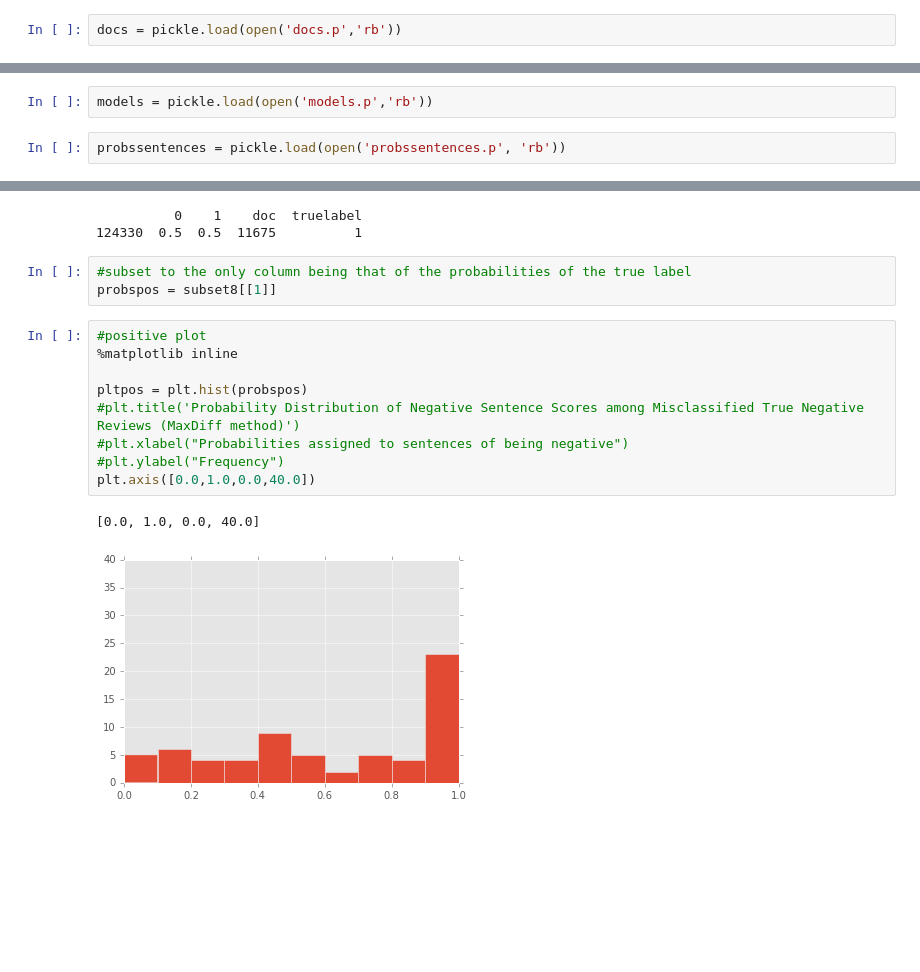
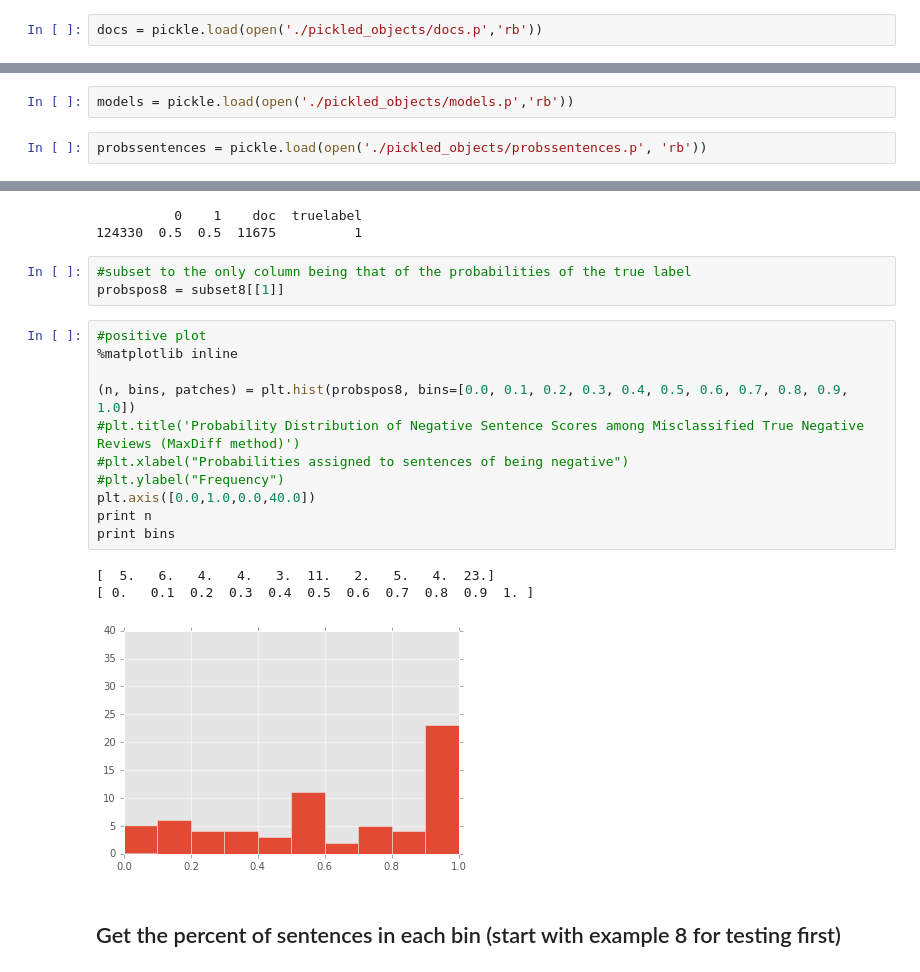
Before and after one commit to sarahwie/pubmed_nlp_research, a Jupyter notebook: Review_Histograms_Feature_Vecs.ipynb, the cells around one changed output, grey strips where cells are left out. Cells and saved outputs as stored; diff of their text form; blank space fills up the shorter version.

```diff
--- a/Review_Histograms_Feature_Vecs.ipynb
+++ b/Review_Histograms_Feature_Vecs.ipynb
@@ -24,15 +25,15 @@ print test1.iloc[[0]]
              id  sentiment                                             review
 21130  "5706_2"          0  "This movie is like the thousand \"cat and mou...
 # %%
-docs = pickle.load(open('docs.p','rb'))
+docs = pickle.load(open('./pickled_objects/docs.p','rb'))
 # %%
 print docs[0]
 # %% [output]
 [[u'this', u'movie', u'is', u'like', u'the', u'thousand', u'cat', u'and', u'mouse', u'movies', u'that', u'preceded', u'it'], [u'the', u'following', u'may', u'look', u'like', u'a', u'spoiler', u'but',  ...
 # %%
-models = pickle.load(open('models.p','rb'))
+models = pickle.load(open('./pickled_objects/models.p','rb'))
 # %%
-probssentences = pickle.load(open('probssentences.p', 'rb'))
+probssentences = pickle.load(open('./pickled_objects/probssentences.p', 'rb'))
 # %%
 probssentences[0:20]
 # %% [output]
@@ -318,16 +309,21 @@ print subset8[0:1]
 124330  0.5  0.5  11675          1
 # %%
 #subset to the only column being that of the probabilities of the true label
-probspos = subset8[[1]]
+probspos8 = subset8[[1]]
 # %%
 #positive plot
 %matplotlib inline
 
-pltpos = plt.hist(probspos)
+(n, bins, patches) = plt.hist(probspos8, bins=[0.0, 0.1, 0.2, 0.3, 0.4, 0.5, 0.6, 0.7, 0.8, 0.9, 1.0])
 #plt.title('Probability Distribution of Negative Sentence Scores among Misclassified True Negative Reviews (MaxDiff method)')
 #plt.xlabel("Probabilities assigned to sentences of being negative")
 #plt.ylabel("Frequency")
 plt.axis([0.0,1.0,0.0,40.0])
+print n
+print bins
 # %% [output]
-[0.0, 1.0, 0.0, 40.0]
+[  5.   6.   4.   4.   3.  11.   2.   5.   4.  23.]
+[ 0.   0.1  0.2  0.3  0.4  0.5  0.6  0.7  0.8  0.9  1. ]
-[figure, old version]
+[figure, new version]
+# %% [markdown]
+## Get the percent of sentences in each bin (start with example 8 for testing first)
```
Also changed, not shown: parts of 23 cells of this notebook, 6 other files.
